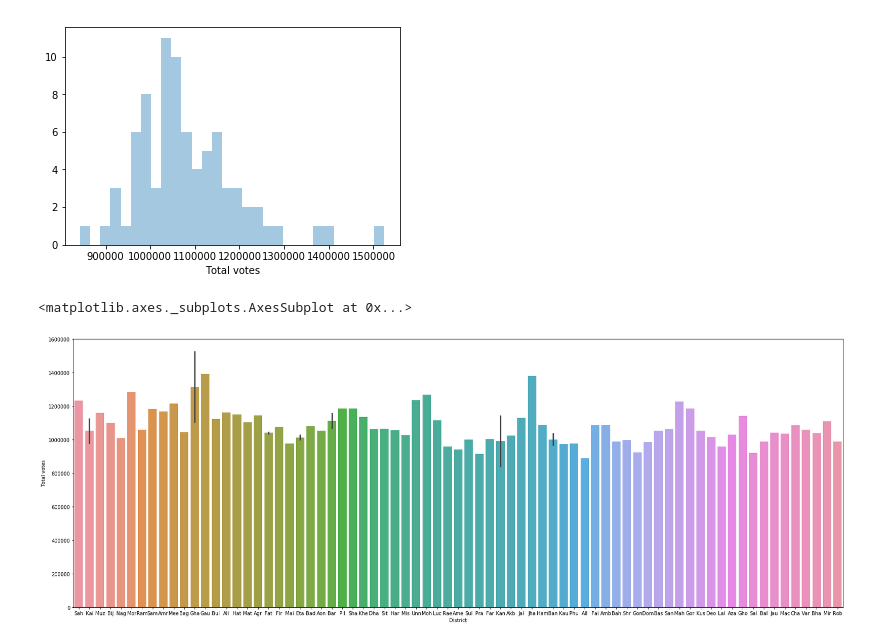
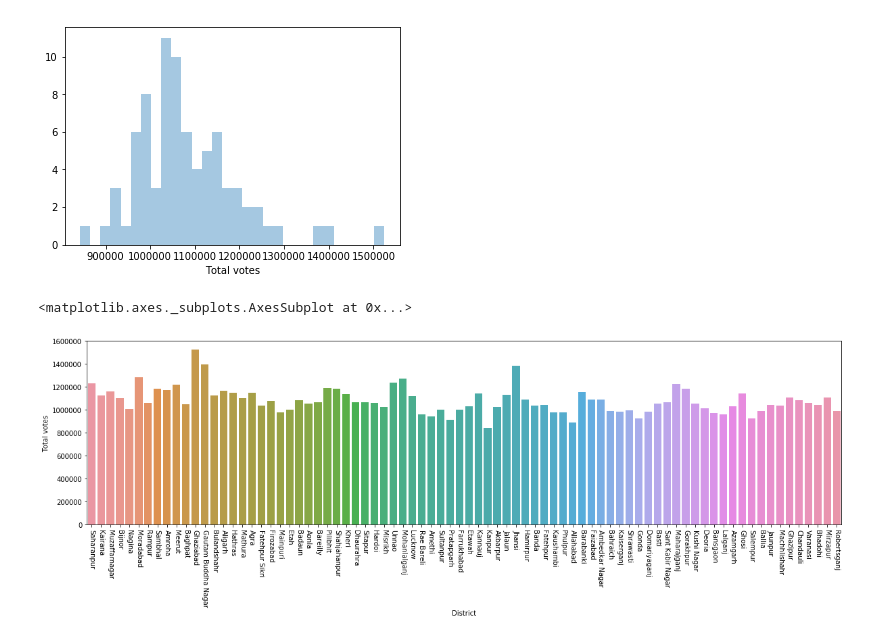
Before and after one commit to shubham860/Lok-sabha-election2019, a Jupyter notebook: ELECTION.ipynb, the cells around one changed output. Drawn from its saved outputs; the diff is of its cells as text; code cells hidden in the pictures.

```diff
--- a/ELECTION.ipynb
+++ b/ELECTION.ipynb
@@ -16,7 +16,7 @@ dataset.head()
 | 3 | Uttar Pradesh-Bijnor | 1100763 | 1096313 | 4450 | Sanjeev Kumar Balyan | 573780 | 49.46 | ... |
 | 4 | Uttar Pradesh-Nagina | 1009456 | 1005955 | 3501 | Sanjeev Kumar Balyan | 573780 | 49.46 | ... |
 # %%
-dataset['District'] = dataset['District'].apply(lambda names : names[14:17])
+dataset['District'] = dataset['District'].apply(lambda names : names[14:])
 # %%
 dataset.head()
 # %% [output]
@@ -124,8 +124,9 @@ sns.distplot(dataset['Total votes'],kde=False,bins=30)
 <matplotlib.axes._subplots.AxesSubplot at 0x...>
 [figure]
 # %%
-plt.figure(figsize=(28,10))
+plt.figure(figsize=(20,5))
+plt.xticks(rotation=-90)
 sns.barplot(x='District',y='Total votes',data=dataset)
 # %% [output]
 <matplotlib.axes._subplots.AxesSubplot at 0x...>
-[figure, old version]
+[figure, new version]
```
Also changed, not shown: parts of 12 cells of this notebook, 1 other file.
